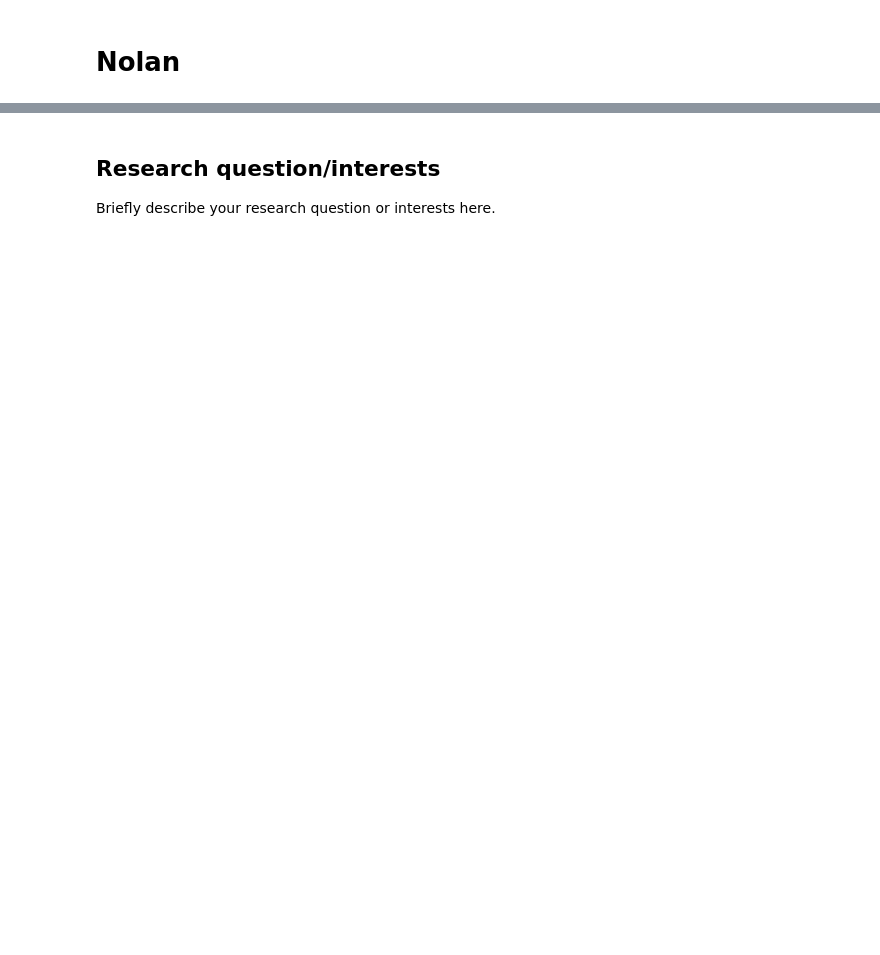
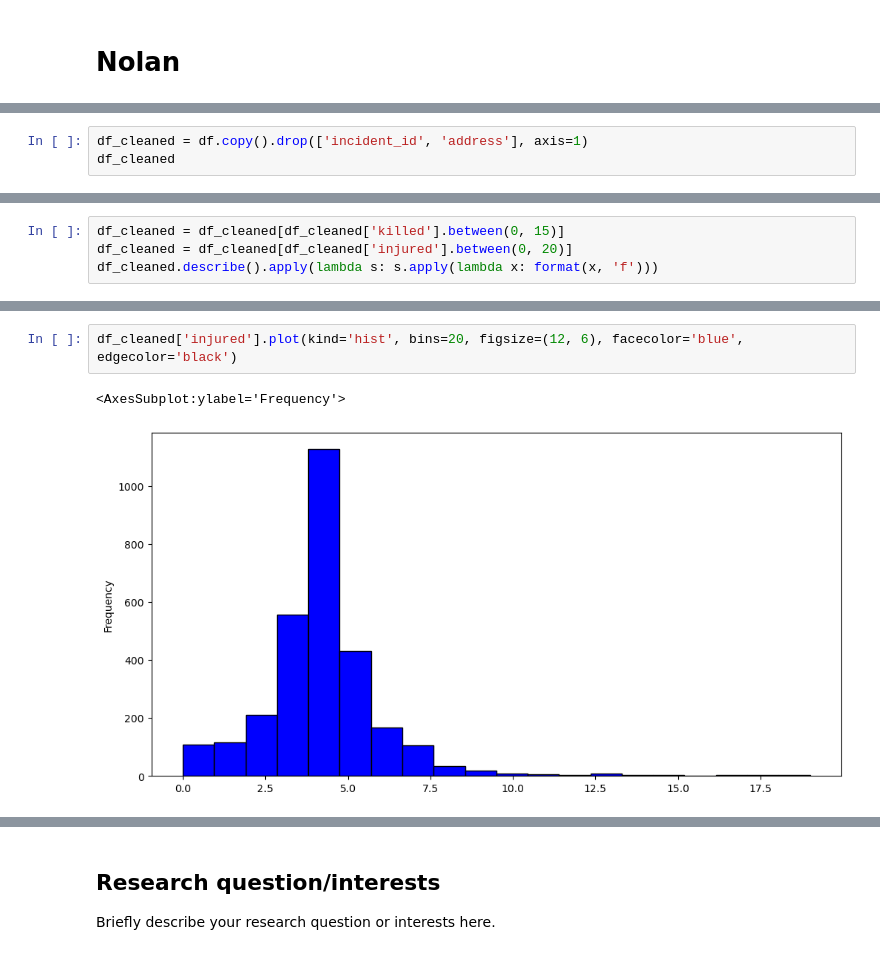
Before and after one commit to ubco-W2022T1-cosc301/project-group39, a Jupyter notebook: notebooks/analysis2.ipynb, the cells around one changed output, grey strips where cells are left out. Saved outputs shown, nothing was run; the diff lists cells and outputs as text; blank space fills up the shorter version.

```diff
--- a/notebooks/analysis2.ipynb
+++ b/notebooks/analysis2.ipynb
@@ -24,0 +70,3 @@ print(df)
+# %%
+df_cleaned = df.copy().drop(['incident_id', 'address'], axis=1)
+df_cleaned
@@ -24,0 +87,4 @@ print(df)
+# %%
+df_cleaned = df_cleaned[df_cleaned['killed'].between(0, 15)]
+df_cleaned = df_cleaned[df_cleaned['injured'].between(0, 20)]
+df_cleaned.describe().apply(lambda s: s.apply(lambda x: format(x, 'f')))
@@ -24,0 +101,5 @@ print(df)
+# %%
+df_cleaned['injured'].plot(kind='hist', bins=20, figsize=(12, 6), facecolor='blue', edgecolor='black')
+# %% [output]
+<AxesSubplot:ylabel='Frequency'>
+[figure, added]
```
Also changed, not shown: parts of 12 cells of this notebook, 2 other files.
